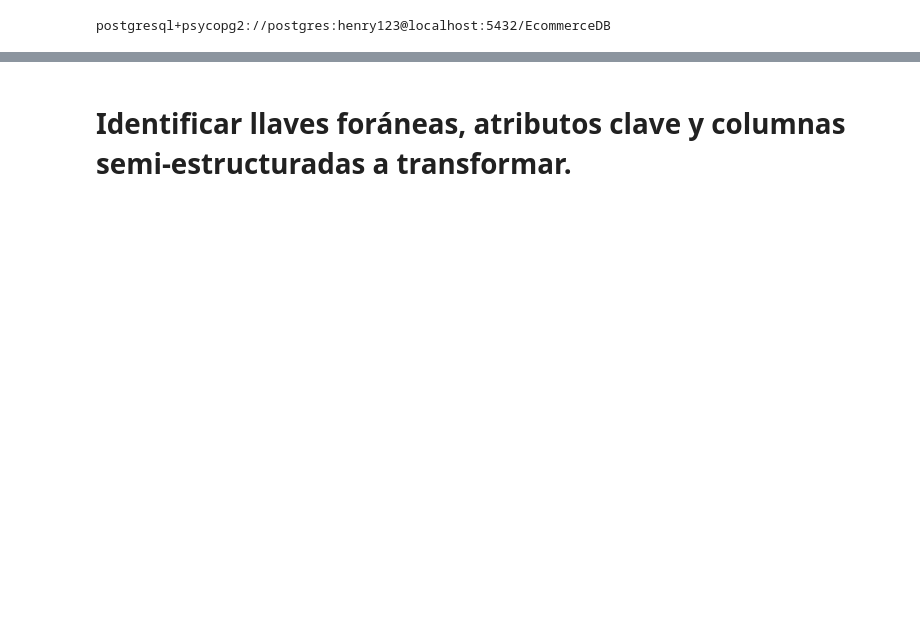
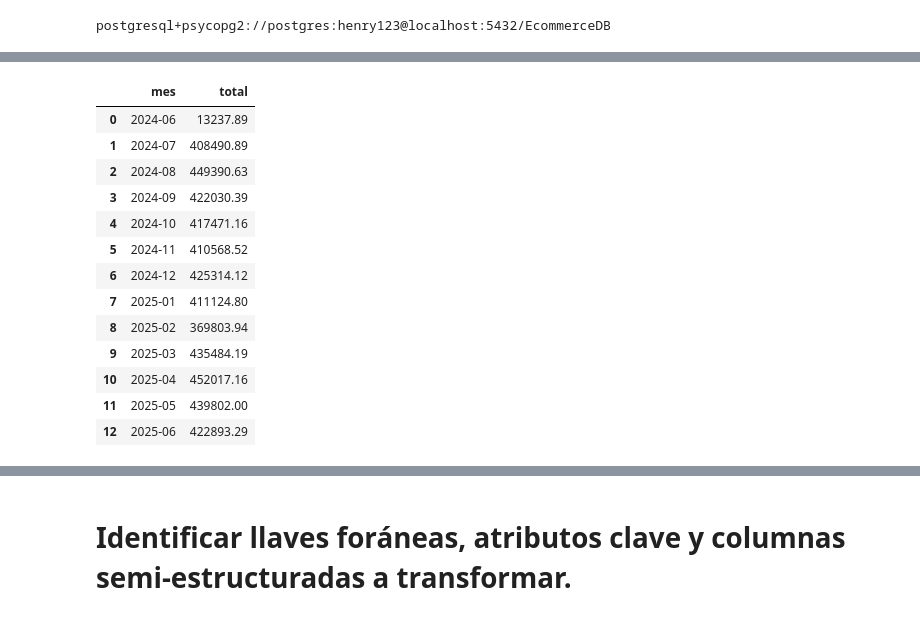
Before and after one commit to JulietaNaistat/proyecto-integrador-ecommerce, a Jupyter notebook: Avance_1/avance_1.ipynb, the cells around one changed output, grey strips where cells are left out. Saved outputs shown, nothing was run; the diff lists cells and outputs as text; code cells hidden in the pictures; blank space fills up the shorter version.

```diff
--- a/Avance_1/avance_1.ipynb
+++ b/Avance_1/avance_1.ipynb
@@ -79,0 +224,28 @@ for archivo in archivos:
+# %%
+#Implementar un análisis exploratorio de datos utilizando un ORM en Python
+
+# Ventas / monto registrado por mes
+ordenes = session.query(Orden).all()
+df_ordenes = pd.DataFrame([{
+    'fecha': o.fechaorden,
+    'total': float(o.total)
+} for o in ordenes])
+
+df_ordenes['mes'] = df_ordenes['fecha'].dt.to_period('M')
+ventas_por_mes = df_ordenes.groupby('mes')['total'].sum().reset_index()
+ventas_por_mes
+# %% [output]
+|  | mes | total |
+| 0 | 2024-06 | 13237.89 |
+| 1 | 2024-07 | 408490.89 |
+| 2 | 2024-08 | 449390.63 |
+| 3 | 2024-09 | 422030.39 |
+| 4 | 2024-10 | 417471.16 |
+| 5 | 2024-11 | 410568.52 |
+| 6 | 2024-12 | 425314.12 |
+| 7 | 2025-01 | 411124.80 |
+| 8 | 2025-02 | 369803.94 |
+| 9 | 2025-03 | 435484.19 |
+| 10 | 2025-04 | 452017.16 |
+| 11 | 2025-05 | 439802.00 |
+| 12 | 2025-06 | 422893.29 |
```
Also changed, not shown: parts of 10 cells of this notebook, 6 other files.
